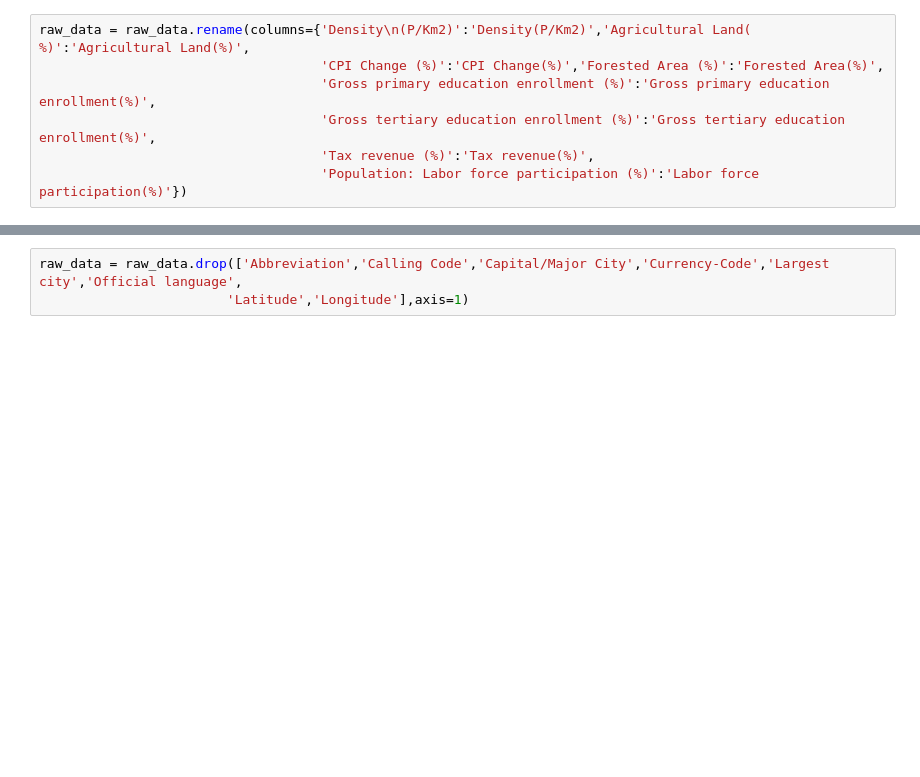
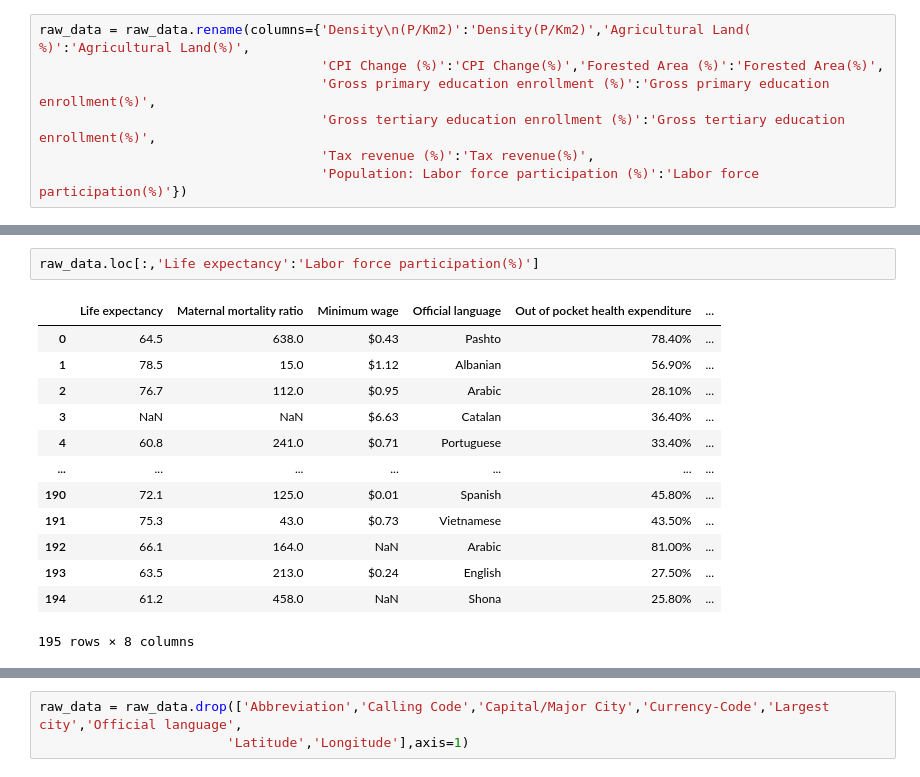
Before and after one commit to depa-tto/Multidimensional-Data-Visualization-exam, a Jupyter notebook: File_1.ipynb, the cells around one changed output, grey strips where cells are left out. Saved outputs shown, nothing was run; the diff lists cells and outputs as text; blank space fills up the shorter version.

```diff
--- a/File_1.ipynb
+++ b/File_1.ipynb
@@ -80,0 +101,16 @@ raw_data.loc[:,'Minimum wage':]
+# %%
+raw_data.loc[:,'Life expectancy':'Labor force participation(%)']
+# %% [output]
+|  | Life expectancy | Maternal mortality ratio | Minimum wage | Official language | Out of pocket health expenditure | ... |
+| 0 | 64.5 | 638.0 | $0.43 | Pashto | 78.40% | ... |
+| 1 | 78.5 | 15.0 | $1.12 | Albanian | 56.90% | ... |
+| 2 | 76.7 | 112.0 | $0.95 | Arabic | 28.10% | ... |
+| 3 | NaN | NaN | $6.63 | Catalan | 36.40% | ... |
+| 4 | 60.8 | 241.0 | $0.71 | Portuguese | 33.40% | ... |
+| ... | ... | ... | ... | ... | ... | ... |
+| 190 | 72.1 | 125.0 | $0.01 | Spanish | 45.80% | ... |
+| 191 | 75.3 | 43.0 | $0.73 | Vietnamese | 43.50% | ... |
+| 192 | 66.1 | 164.0 | NaN | Arabic | 81.00% | ... |
+| 193 | 63.5 | 213.0 | $0.24 | English | 27.50% | ... |
+| 194 | 61.2 | 458.0 | NaN | Shona | 25.80% | ... |
+195 rows × 8 columns
```
Also changed, not shown: parts of 9 cells of this notebook.
